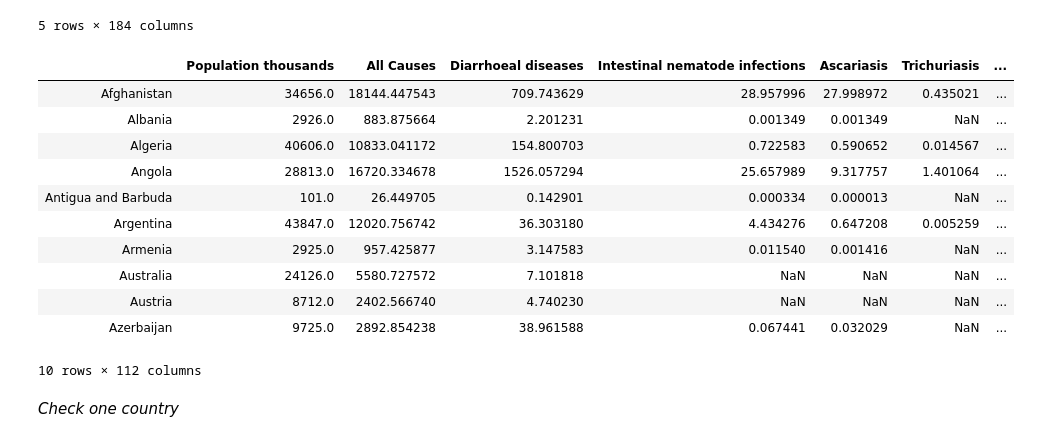
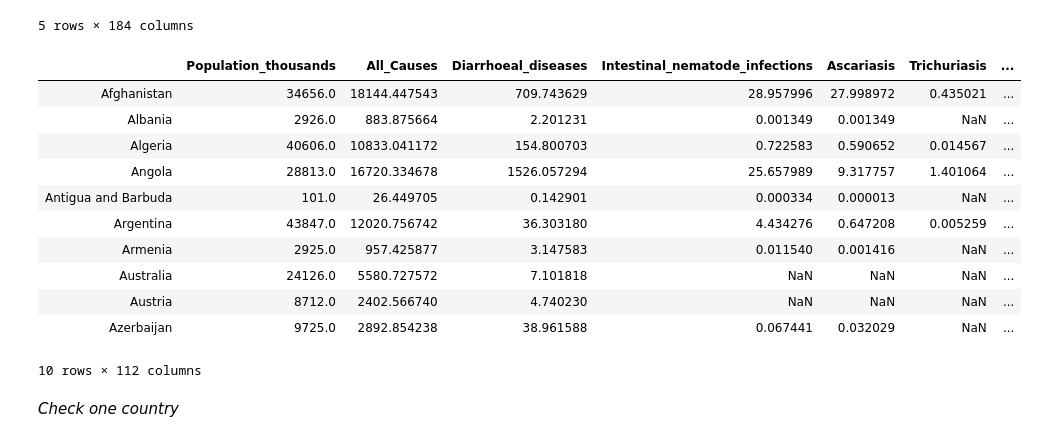
Before and after one commit to JadeWibbels/menu-mining, a Jupyter notebook: disease_data/Disease_wrangling.ipynb, the cells around one changed output. Saved outputs shown, nothing was run; the diff lists cells and outputs as text; code cells hidden in the pictures.

```diff
--- a/disease_data/Disease_wrangling.ipynb
+++ b/disease_data/Disease_wrangling.ipynb
@@ -21,12 +21,14 @@ disease_df.tail()
 # %%
 
 del disease_df['GHE cause']
 country_df = disease_df.transpose()
 country_df.columns = columns
-#country_df.sort_values('')
+country_df.columns = [c.replace(' ', '_') for c in country_df.columns]
+
+country_df.to_csv(path_or_buf='disease_by_country_all.csv', chunksize=1)
 country_df.head(10)
 # %% [output]
-|  | Population thousands | All Causes | Diarrhoeal diseases | Intestinal nematode infections | Ascariasis | Trichuriasis | ... |
+|  | Population_thousands | All_Causes | Diarrhoeal_diseases | Intestinal_nematode_infections | Ascariasis | Trichuriasis | ... |
 | Afghanistan | 34656.0 | 18144.447543 | 709.743629 | 28.957996 | 27.998972 | 0.435021 | ... |
 | Albania | 2926.0 | 883.875664 | 2.201231 | 0.001349 | 0.001349 | NaN | ... |
 | Algeria | 40606.0 | 10833.041172 | 154.800703 | 0.722583 | 0.590652 | 0.014567 | ... |
```
Also changed, not shown: parts of 22 cells of this notebook, 3 other files.
